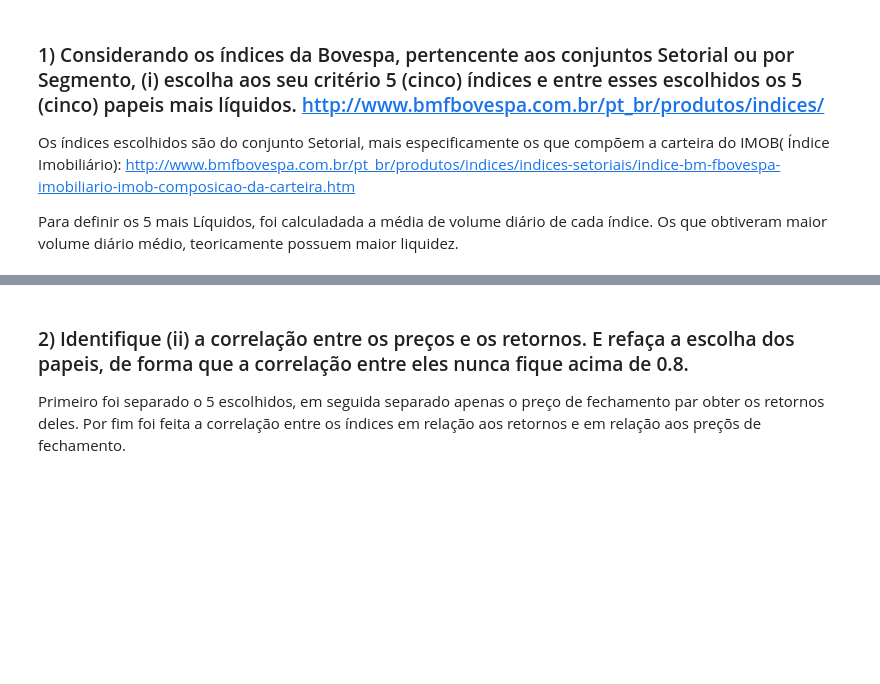
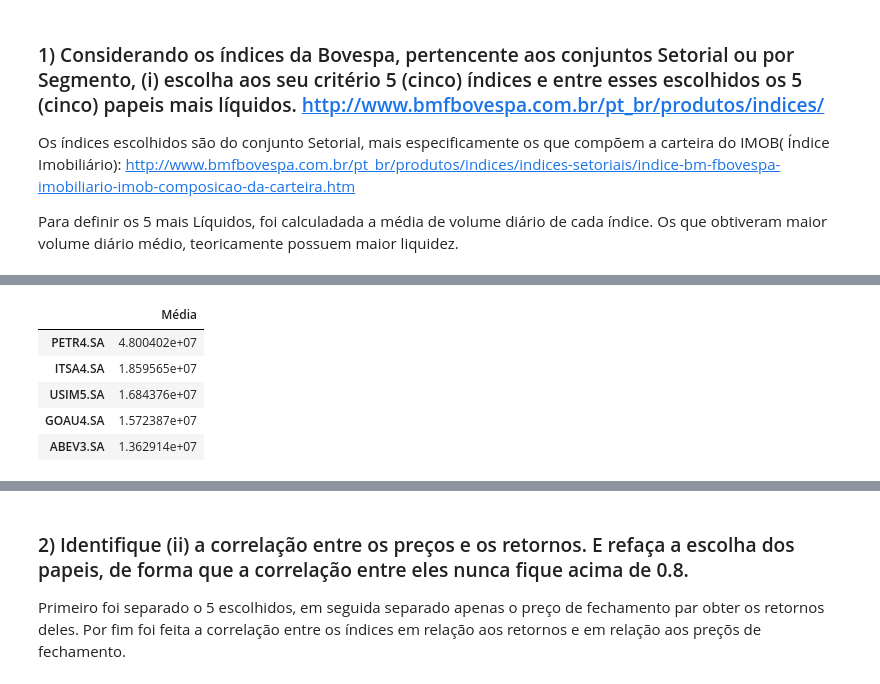
Before and after one commit to EduardoSSR/Financial-Engineering, a Jupyter notebook: Trabalhos/Trabalho_1.ipynb, the cells around one changed output, grey strips where cells are left out. Saved outputs shown, nothing was run; the diff lists cells and outputs as text; code cells hidden in the pictures; blank space fills up the shorter version.

```diff
--- a/Trabalhos/Trabalho_1.ipynb
+++ b/Trabalhos/Trabalho_1.ipynb
@@ -132,0 +218,9 @@ MaisLiquidos #5 índices mais líquidos dos 13 selecionados inicialmente
+# %%
+all_Liquidos.iloc[:5]
+# %% [output]
+|  | Média |
+| PETR4.SA | 4.800402e+07 |
+| ITSA4.SA | 1.859565e+07 |
+| USIM5.SA | 1.684376e+07 |
+| GOAU4.SA | 1.572387e+07 |
+| ABEV3.SA | 1.362914e+07 |
```
Also changed, not shown: parts of 38 cells of this notebook.
